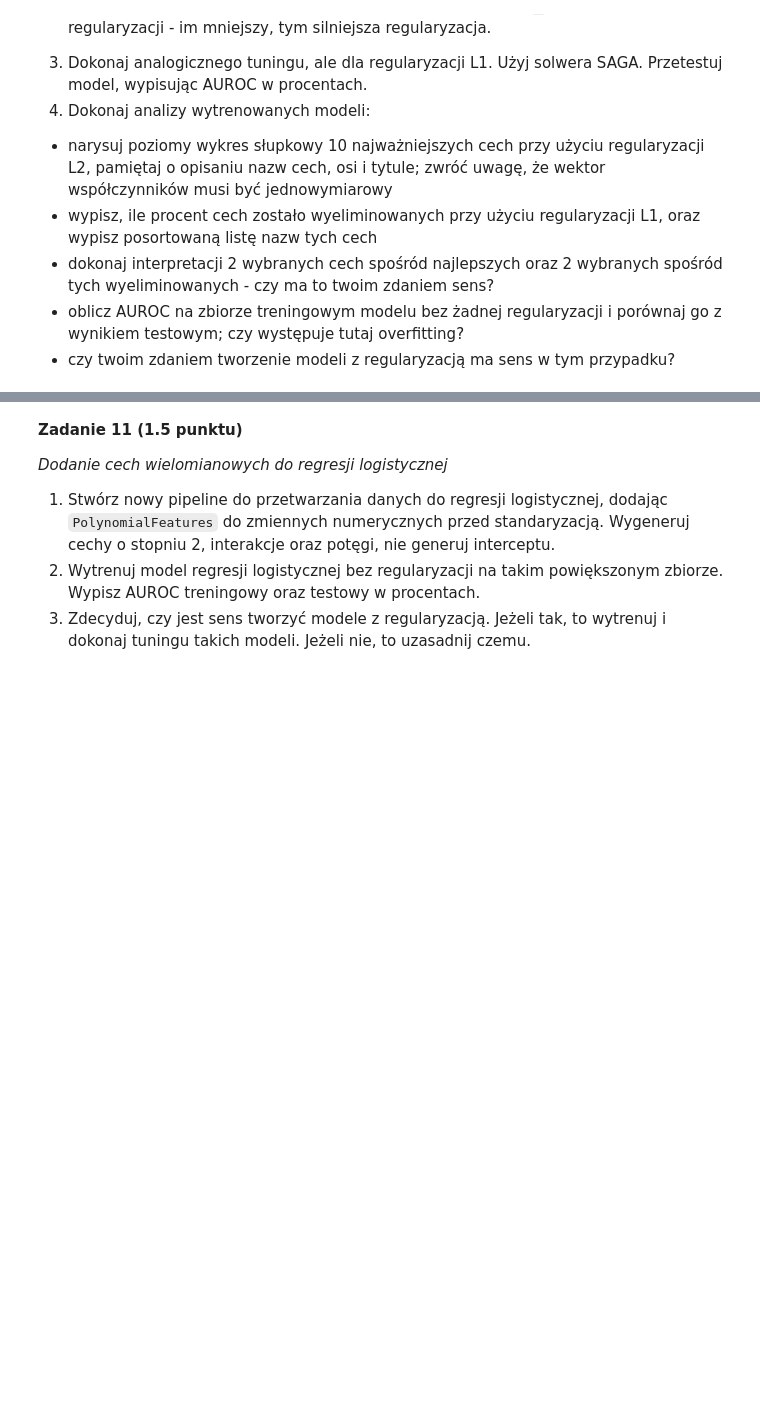
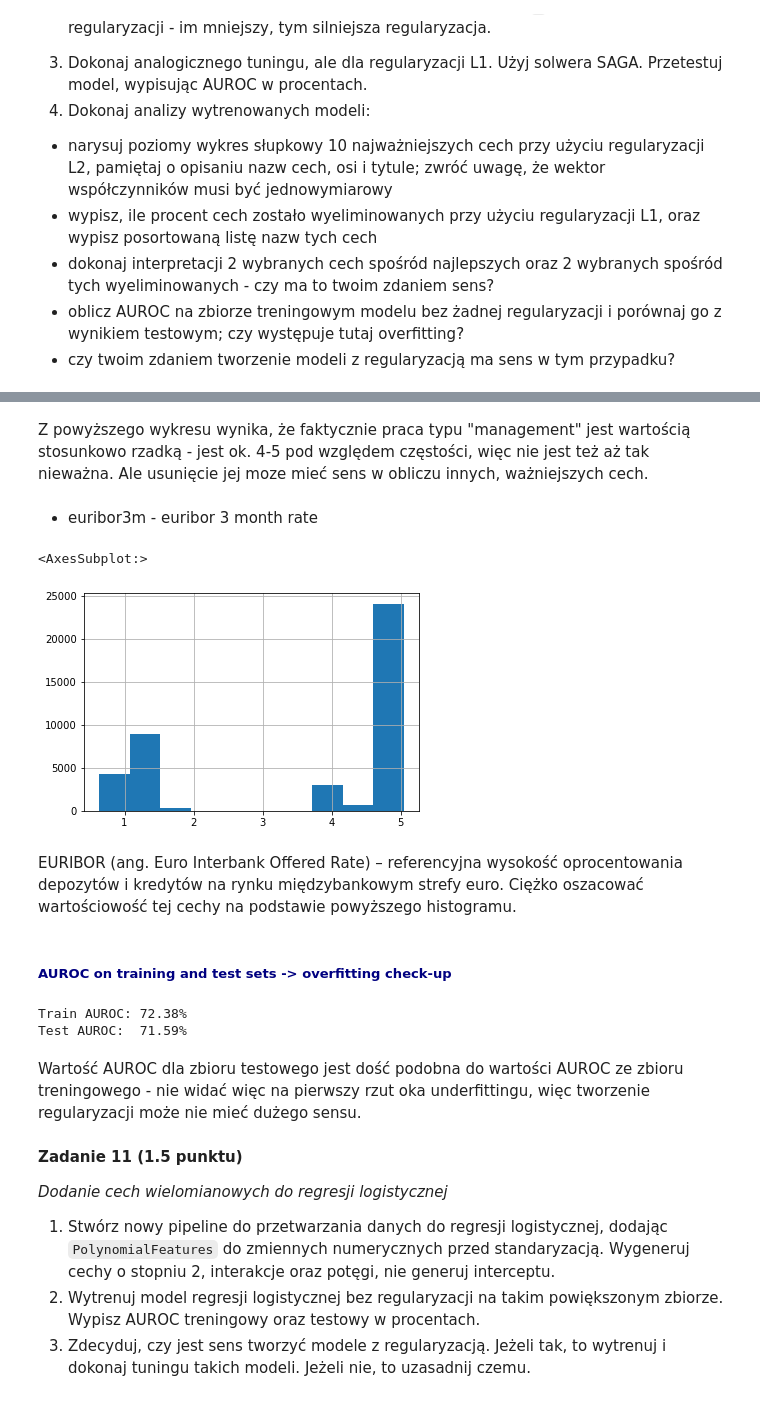
Before and after one commit to basiav/ML-Intro-Course-AGH, a Jupyter notebook: lab1/notebook_empty.ipynb, the cells around one changed output, grey strips where cells are left out. Cells and saved outputs as stored; diff of their text form; code cells hidden in the pictures; blank space fills up the shorter version.

```diff
--- a/lab1/notebook_empty.ipynb
+++ b/lab1/notebook_empty.ipynb
@@ -1081,0 +1241,13 @@ X_test = column_transformer.transform(X_test)
+# %% [markdown]
+Z powyższego wykresu wynika, że faktycznie praca typu "management" jest wartością stosunkowo rzadką - jest ok. 4-5 pod względem częstości, więc nie jest też aż tak nieważna. Ale usunięcie jej moze mieć sens w obliczu innych, ważniejszych cech.
+# %% [markdown]
+- euribor3m - euribor 3 month rate
+# %%
+bank_df["euribor3m"].hist()
+# %% [output]
+<AxesSubplot:>
+[figure, added]
+# %% [markdown]
+EURIBOR (ang. Euro Interbank Offered Rate) – referencyjna wysokość oprocentowania depozytów i kredytów na rynku międzybankowym strefy euro. Ciężko oszacować wartościowość tej cechy na podstawie powyższego histogramu.
+# %% [markdown]
+##### <font color=navy>AUROC on training and test sets -> overfitting check-up</font>
@@ -1082,3 +1267,10 @@ X_test = column_transformer.transform(X_test)
+# %%
+asses_logistic_regression_model(reg_logistic, X_train, X_test, y_train, y_test)
+# %% [output]
+Train AUROC: 72.38%
+Test AUROC:  71.59%
+# %% [markdown]
+Wartość AUROC dla zbioru testowego jest dość podobna do wartości AUROC ze zbioru treningowego - nie widać więc na pierwszy rzut oka underfittingu, więc tworzenie regularyzacji może nie mieć dużego sensu.
 # %% [markdown]
 **Zadanie 11 (1.5 punktu)**
 
```
Also changed, not shown: parts of 31 cells of this notebook.
